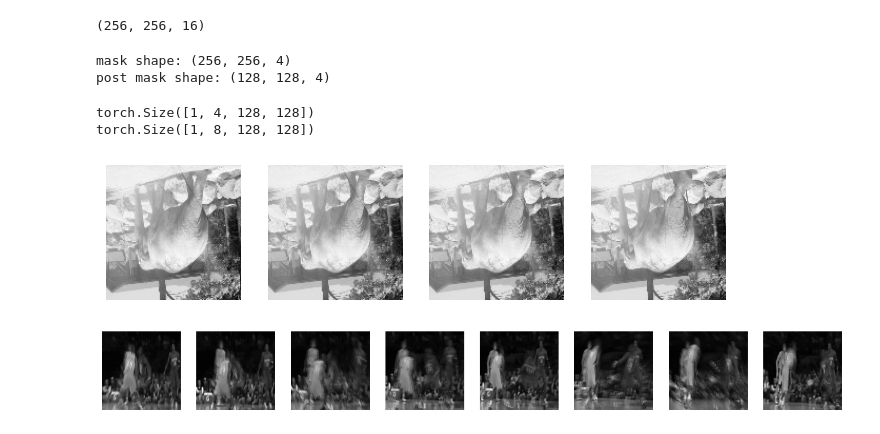
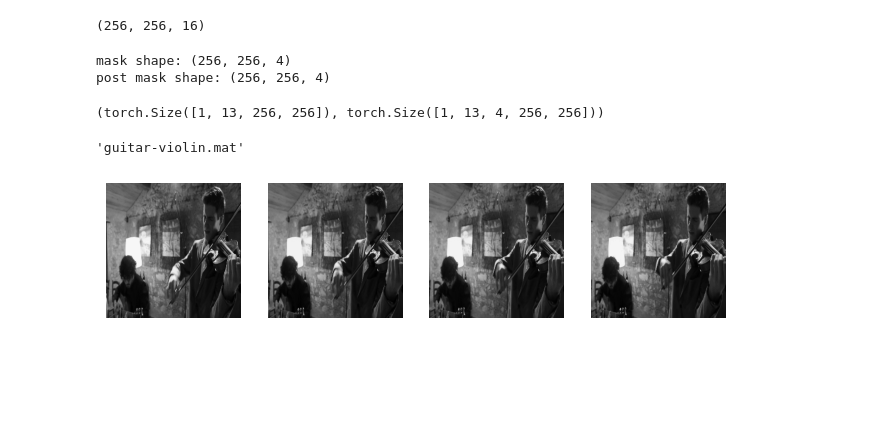
Before and after one commit to dsaragih/STFormer, a Jupyter notebook: testing.ipynb, the cells around one changed output. Saved outputs shown, nothing was run; the diff lists cells and outputs as text; code cells hidden in the pictures; blank space fills up the shorter version.

Commit message:
stformer training kxk

```diff
--- a/testing.ipynb
+++ b/testing.ipynb
@@ -129,7 +129,8 @@ Shape of the images array: (256, 256, 86)
 Saved 86 images to /scratch/ondemand28/dsaragih/datasets/TestDAVIS/TestImages/girl-dog.mat
 --------------------------------------------------
 # %%
-frames = scio.loadmat(osp.join(data_root, "TestImages", "drift-straight.mat"))["orig"]
+data_root = '/scratch/ondemand28/dsaragih/datasets/TestDAVIS'
+frames = scio.loadmat(osp.join(data_root, "TestImages", "gym.mat"))["orig"]
 # %%
 # Show images
 fig, axs = plt.subplots(1, 8, figsize=(16, 2))
@@ -182,9 +183,9 @@ from cacti.datasets.builder import build_dataset
 from cacti.utils.config import Config
 from torch.utils.data import DataLoader
 
-cfg = Config.fromfile("configs/STFormer/stformer_base.py")
+cfg = Config.fromfile("configs/STFormer/stformer_base_test.py")
 
-mask,mask_s = generate_masks(cfg.train_data.mask_path,cfg.train_data.mask_shape)
+mask,mask_s = generate_masks(cfg.test_data.mask_path,cfg.test_data.mask_shape)
 train_data = build_dataset(cfg.train_data,{"mask":mask})
 test_data = build_dataset(cfg.test_data,{"mask":mask})
 
@@ -194,29 +195,25 @@ train_data_loader = DataLoader(dataset=train_data,
                                 num_workers = cfg.data.workers_per_gpu)
 # %% [output]
 mask shape: (256, 256, 4)
-post mask shape: (128, 128, 4)
+post mask shape: (256, 256, 4)
 # %%
-train_sample = next(iter(train_data_loader))[0]
-print(train_sample.shape)
 test_data_loader = DataLoader(test_data,1,shuffle=False,num_workers=4)
-test_sample = next(iter(test_data_loader))[0]
-print(test_sample.shape)
+test_sample = next(iter(test_data_loader))
+test_sample[0].shape, test_sample[1].shape
 # %% [output]
-torch.Size([1, 4, 128, 128])
-torch.Size([1, 8, 128, 128])
+(torch.Size([1, 13, 256, 256]), torch.Size([1, 13, 4, 256, 256]))
+# %%
+test_data.data_name_list[0]
+# %% [output]
+'guitar-violin.mat'
 # %%
-# Plot train_sample
-fig, axs = plt.subplots(1, 4, figsize=(8, 2))
+# Plot test_sample
+meas, gt = test_sample
+gt = gt[0].numpy()
+meas = meas[0].float().numpy()
+fig, axs = plt.subplots(1, 4, figsize=(8, 4))
 for i in range(4):
-    axs[i].imshow(train_sample[0, i], cmap="gray")
+    axs[i].imshow(gt[0, i], cmap="gray")
     axs[i].axis("off")
 # %% [output]
-[figure, old version]
+[figure, new version]
-# %%
-# Plot test_sample
-fig, axs = plt.subplots(1, 8, figsize=(16, 2))
-for i in range(8):
-    axs[i].imshow(test_sample[0, i], cmap="gray")
-    axs[i].axis("off")
-# %% [output]
-[figure, removed]
```
Also changed, not shown: parts of 1 cell of this notebook, 6 other files.
